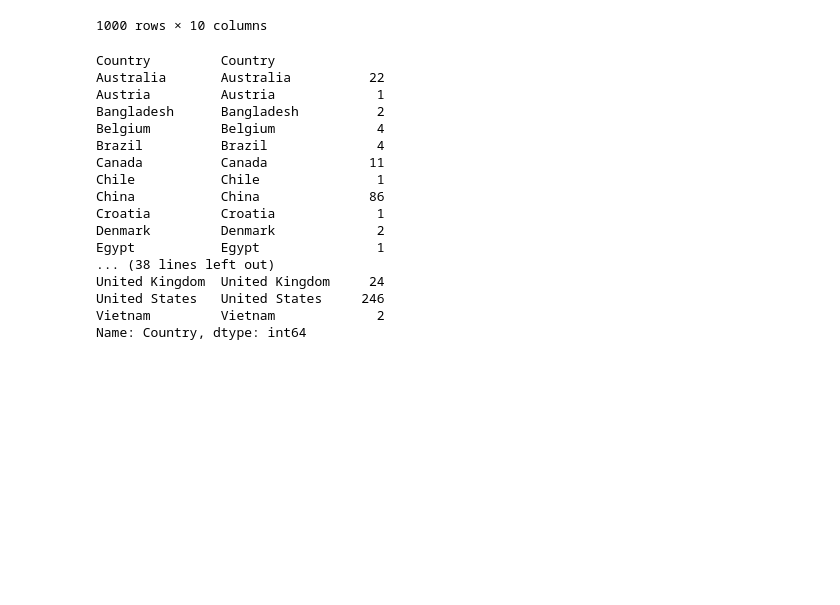
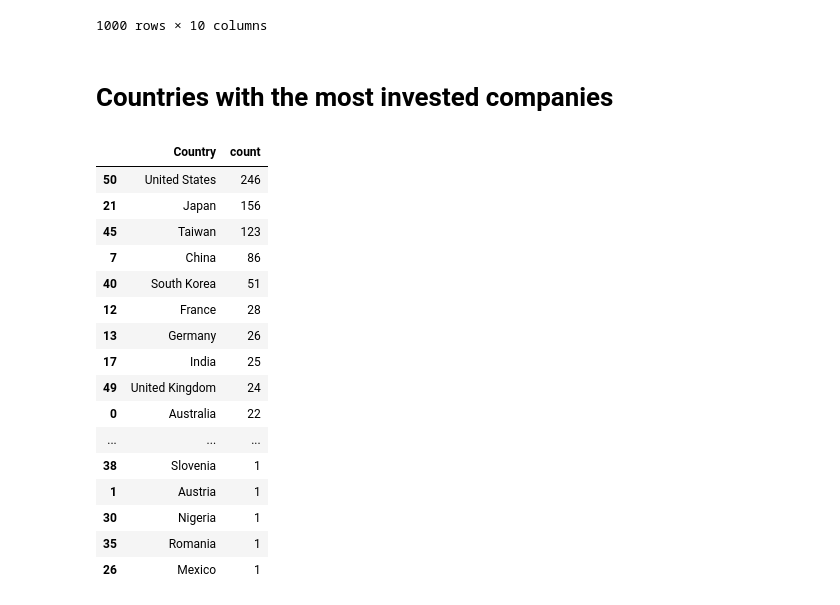
Before and after one commit to schmiddim/pension-fund-norway-investments, a Jupyter notebook: map_investments_to_symbols.ipynb, the cells around one changed output. Saved outputs shown, nothing was run; the diff lists cells and outputs as text; code cells hidden in the pictures; blank space fills up the shorter version.

```diff
--- a/map_investments_to_symbols.ipynb
+++ b/map_investments_to_symbols.ipynb
@@ -41,23 +40,28 @@ tech
 | 998 | 8942 | Telecommunications | Asia | Indonesia | XL Axiata Tbk PT | 319880567 | 36402600 | 1.50 | ... |
 | 999 | 8943 | Telecommunications | North America | United States | Zayo Group Holdings Inc | 563133831 | 64084967 | 0.78 | ... |
 1000 rows × 10 columns
-# %%
-print(tech.groupby('Country')['Country'].value_counts())
-# %% [output]
-Country         Country
-Australia       Australia          22
-Austria         Austria             1
-Bangladesh      Bangladesh          2
-Belgium         Belgium             4
-Brazil          Brazil              4
-Canada          Canada             11
-Chile           Chile               1
-China           China              86
-Croatia         Croatia             1
-Denmark         Denmark             2
-Egypt           Egypt               1
-... (38 lines left out)
-United Kingdom  United Kingdom     24
-United States   United States     246
-Vietnam         Vietnam             2
-Name: Country, dtype: int64
+# %% [markdown]
+# Countries with the most invested companies
+# %%
+tech.groupby('Country')['Country'] \
+                            .count() \
+                            .reset_index(name='count') \
+                             .sort_values(['count'], ascending=False) \
+# %% [output]
+|  | Country | count |
+| 50 | United States | 246 |
+| 21 | Japan | 156 |
+| 45 | Taiwan | 123 |
+| 7 | China | 86 |
+| 40 | South Korea | 51 |
+| 12 | France | 28 |
+| 13 | Germany | 26 |
+| 17 | India | 25 |
+| 49 | United Kingdom | 24 |
+| 0 | Australia | 22 |
+| ... | ... | ... |
+| 38 | Slovenia | 1 |
+| 1 | Austria | 1 |
+| 30 | Nigeria | 1 |
+| 35 | Romania | 1 |
+| 26 | Mexico | 1 |
```
Also changed, not shown: parts of 4 cells of this notebook.
